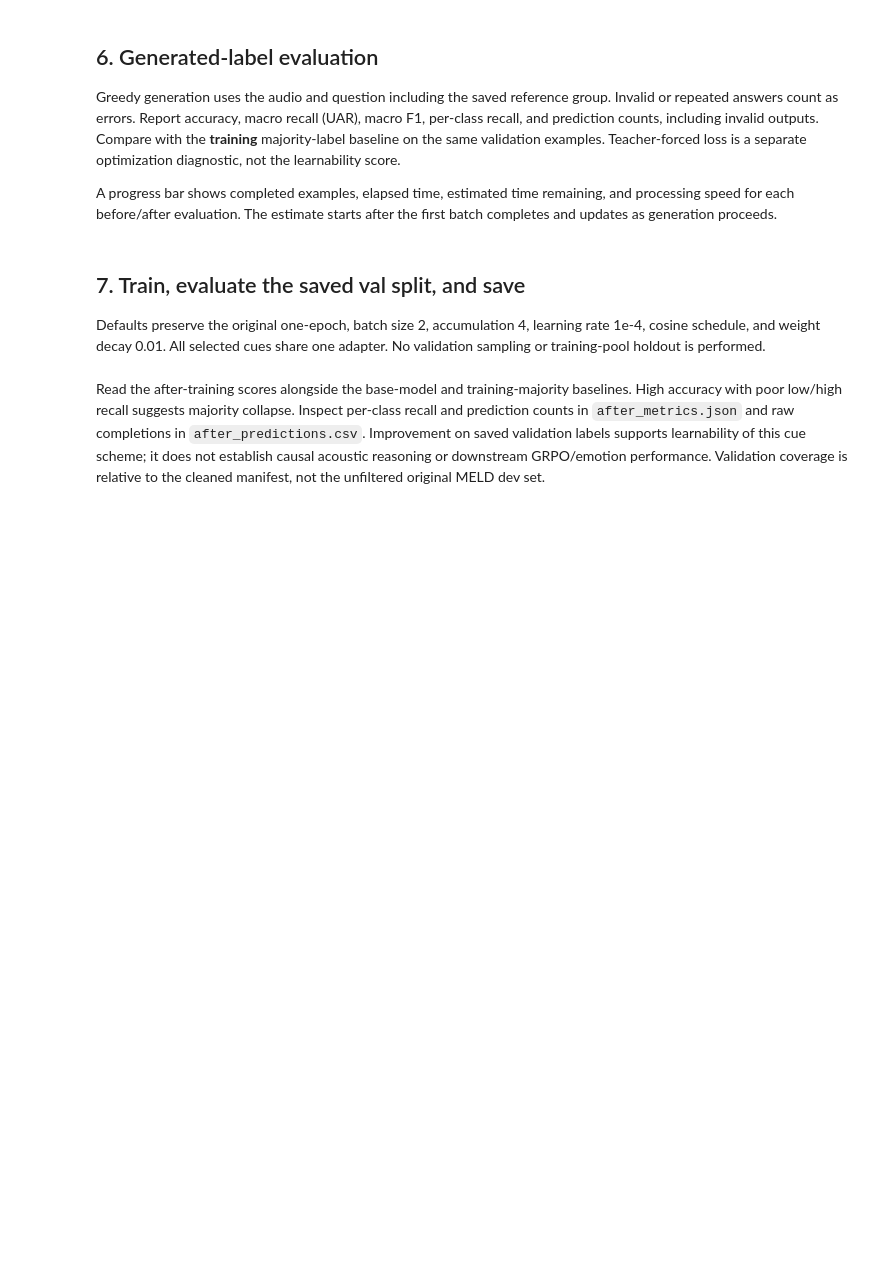
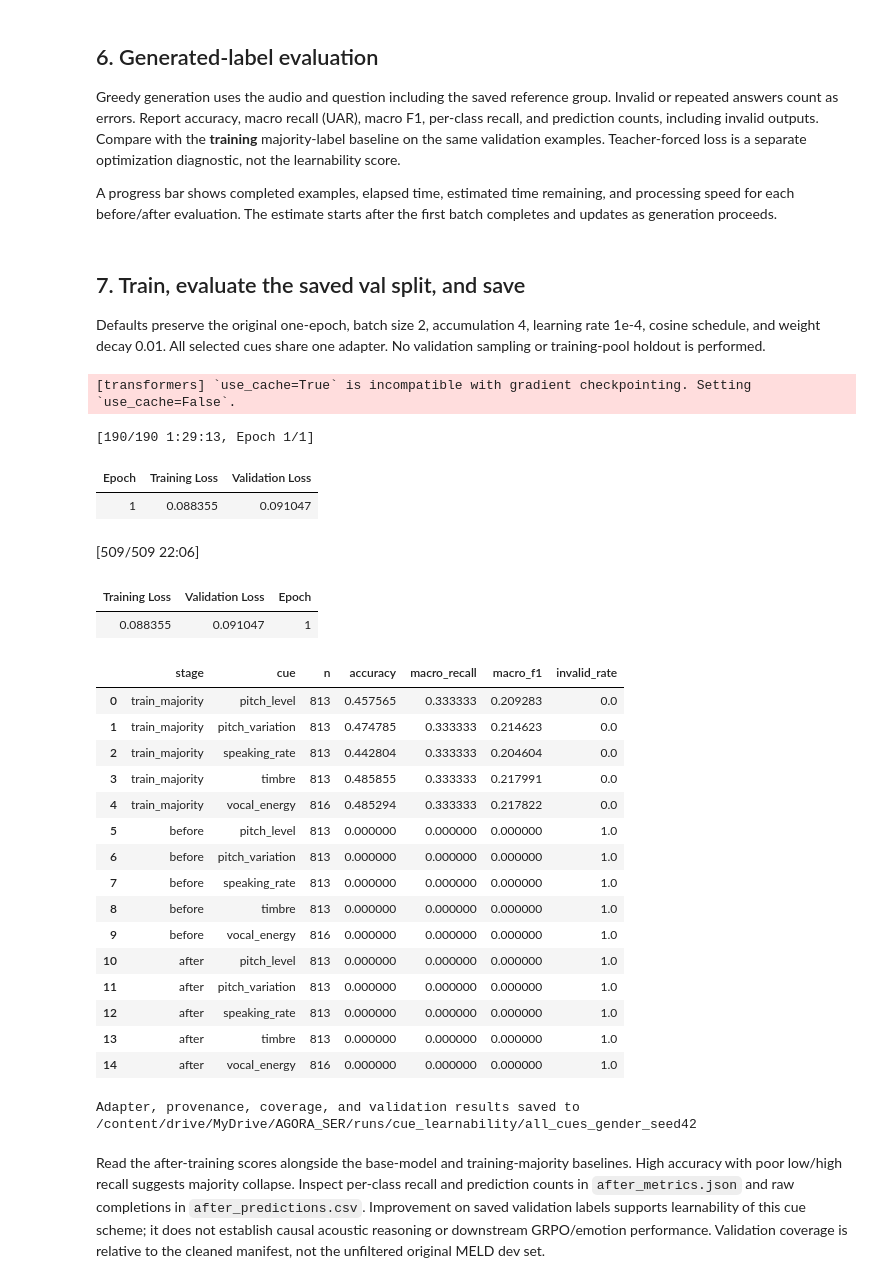
Before and after one commit to Fugant1/AGORA, a Jupyter notebook: cue_learnability.ipynb, the cells around one changed output. Drawn from its saved outputs; the diff is of its cells as text; code cells hidden in the pictures; blank space fills up the shorter version.

Commit message:
Updt: Runned cue_learnability

```diff
--- a/cue_learnability.ipynb
+++ b/cue_learnability.ipynb
@@ -69,5 +69,5 @@ OUTPUT_DIR = RUN_ROOT / RUN_NAME
 MODEL_ID = 'Qwen/Qwen2.5-Omni-7B'
 SEED = 42
 EPOCHS = 1
-EVAL_BATCH_SIZE = 2
+EVAL_BATCH_SIZE = 16
 EVALUATE_BEFORE = True
@@ -517,7 +544,7 @@ def cue_metrics(records):
     return report
 
 
-def evaluate_generated(model, processor, examples, batch_size=2, description='Cue validation'):
+def evaluate_generated(model, processor, examples, batch_size=8, description='Cue validation'):
     was_training = model.training
     padding_side = processor.tokenizer.padding_side
     cache = model.config.use_cache
@@ -574,34 +601,59 @@ adapter. No validation sampling or training-pool holdout is performed.
 # %%
 training_args = TrainingArguments(
     output_dir=str(OUTPUT_DIR), num_train_epochs=EPOCHS,
-    per_device_train_batch_size=2, per_device_eval_batch_size=2,
+    per_device_train_batch_size=8, per_device_eval_batch_size=8,
     gradient_accumulation_steps=4, learning_rate=1e-4, lr_scheduler_type='cosine',
     weight_decay=0.01, max_grad_norm=1.0, logging_steps=5,
     eval_strategy='epoch', save_strategy='epoch', save_total_limit=2,
     bf16=USE_BF16, fp16=not USE_BF16, gradient_checkpointing=True,
     dataloader_pin_memory=False, remove_unused_columns=False,
     prediction_loss_only=True, label_names=['labels'], report_to='none', seed=SEED,
 )
 trainer = Trainer(model=model, args=training_args,
                   train_dataset=CueDataset(train_examples), eval_dataset=CueDataset(val_examples),
                   data_collator=CueCollator(processor))
 trainer.train()
 loss_metrics = trainer.evaluate()
 (OUTPUT_DIR / 'validation_loss.json').write_text(json.dumps(loss_metrics, indent=2))
 trainer.save_model(str(OUTPUT_DIR / 'final_sft_adapter'))
 processor.save_pretrained(OUTPUT_DIR / 'final_sft_adapter')
 after_metrics = save_evaluation('after')
 
 summary = []
 for stage, metrics in [('train_majority', baseline_metrics), ('before', before_metrics), ('after', after_metrics)]:
     if metrics is not None:
         for cue, values in metrics.items():
             summary.append(dict(stage=stage, cue=cue, **{k: values[k] for k in
                 ('n', 'accuracy', 'macro_recall', 'macro_f1', 'invalid_rate')}))
 summary = pd.DataFrame(summary)
 summary.to_csv(OUTPUT_DIR / 'validation_summary.csv', index=False)
 display(summary)
 print(f'Adapter, provenance, coverage, and validation results saved to {OUTPUT_DIR}')
+# %% [output]
+[transformers] `use_cache=True` is incompatible with gradient checkpointing. Setting `use_cache=False`.
+[190/190 1:29:13, Epoch 1/1]
+| Epoch | Training Loss | Validation Loss |
+| 1 | 0.088355 | 0.091047 |
+[509/509 22:06]
+| Training Loss | Validation Loss | Epoch |
+| 0.088355 | 0.091047 | 1 |
+|  | stage | cue | n | accuracy | macro_recall | macro_f1 | invalid_rate |
+| 0 | train_majority | pitch_level | 813 | 0.457565 | 0.333333 | 0.209283 | 0.0 |
+| 1 | train_majority | pitch_variation | 813 | 0.474785 | 0.333333 | 0.214623 | 0.0 |
+| 2 | train_majority | speaking_rate | 813 | 0.442804 | 0.333333 | 0.204604 | 0.0 |
+| 3 | train_majority | timbre | 813 | 0.485855 | 0.333333 | 0.217991 | 0.0 |
+| 4 | train_majority | vocal_energy | 816 | 0.485294 | 0.333333 | 0.217822 | 0.0 |
+| 5 | before | pitch_level | 813 | 0.000000 | 0.000000 | 0.000000 | 1.0 |
+| 6 | before | pitch_variation | 813 | 0.000000 | 0.000000 | 0.000000 | 1.0 |
+| 7 | before | speaking_rate | 813 | 0.000000 | 0.000000 | 0.000000 | 1.0 |
+| 8 | before | timbre | 813 | 0.000000 | 0.000000 | 0.000000 | 1.0 |
+| 9 | before | vocal_energy | 816 | 0.000000 | 0.000000 | 0.000000 | 1.0 |
+| 10 | after | pitch_level | 813 | 0.000000 | 0.000000 | 0.000000 | 1.0 |
+| 11 | after | pitch_variation | 813 | 0.000000 | 0.000000 | 0.000000 | 1.0 |
+| 12 | after | speaking_rate | 813 | 0.000000 | 0.000000 | 0.000000 | 1.0 |
+| 13 | after | timbre | 813 | 0.000000 | 0.000000 | 0.000000 | 1.0 |
+| 14 | after | vocal_energy | 816 | 0.000000 | 0.000000 | 0.000000 | 1.0 |
+Adapter, provenance, coverage, and validation results saved to /content/drive/MyDrive/AGORA_SER/runs/cue_learnability/all_cues_gender_seed42
 # %% [markdown]
 Read the after-training scores alongside the base-model and training-majority
 baselines. High accuracy with poor low/high recall suggests majority collapse.
```
Also changed, not shown: parts of 5 cells of this notebook.
